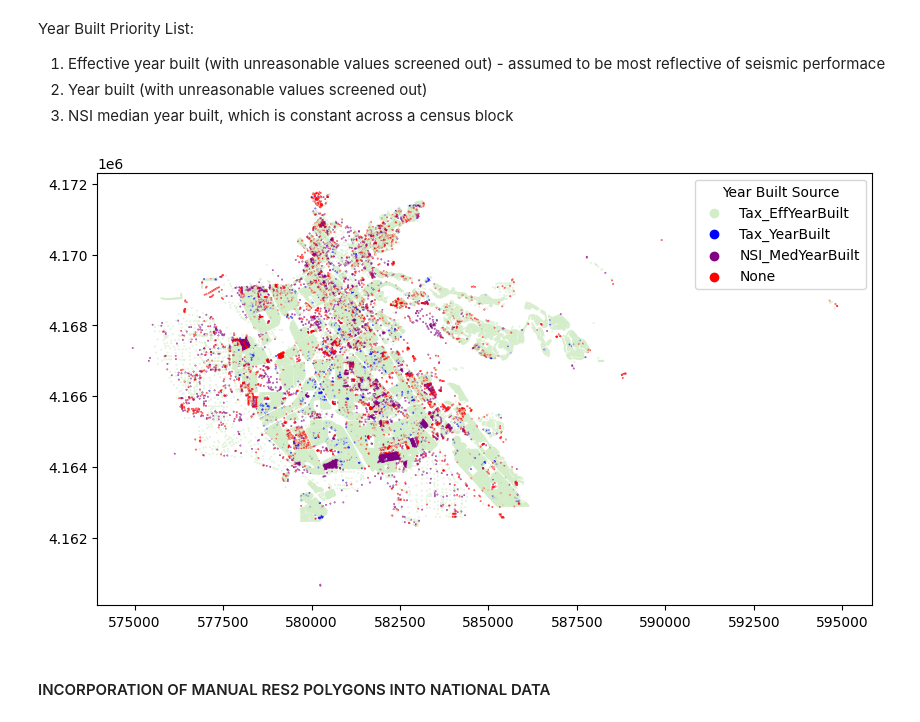
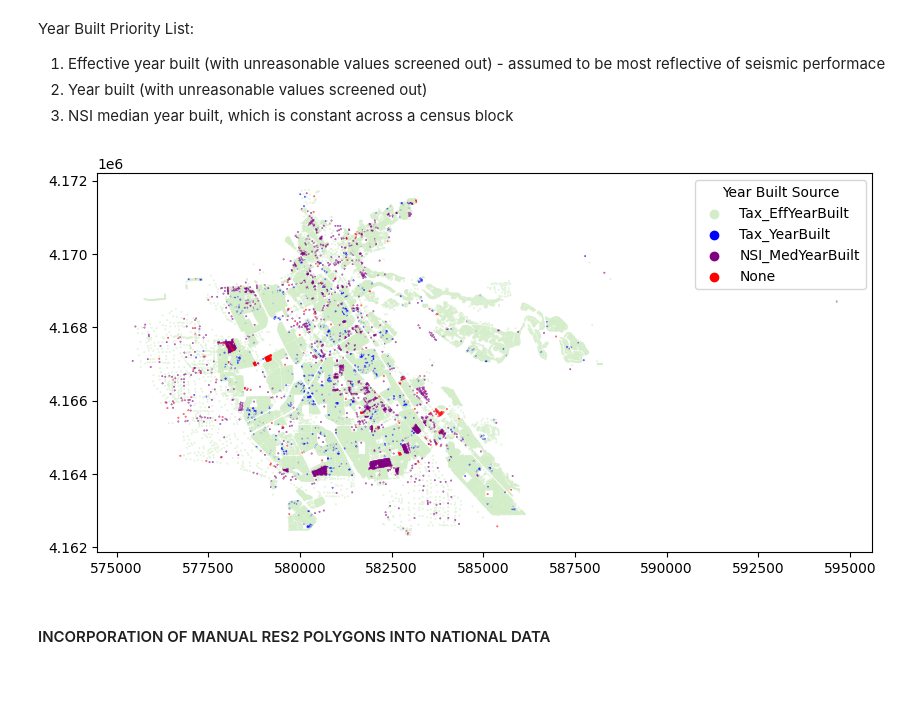
Before and after one commit to mlochhead/Building_Inventory_Generation, a Jupyter notebook: inventory_generation_hayward/Best_2_InventoryGenerator.ipynb, the cells around one changed output. Saved outputs shown, nothing was run; the diff lists cells and outputs as text; code cells hidden in the pictures; blank space fills up the shorter version.

```diff
--- a/inventory_generation_hayward/Best_2_InventoryGenerator.ipynb
+++ b/inventory_generation_hayward/Best_2_InventoryGenerator.ipynb
@@ -105,5 +105,12 @@ local = local.drop(columns = ['geometry', 'ftpt_geometry', 'FootprintArea', 'Foo
 
 # Merge Data based on FootprintID and check no data is lost
 inv_raw = gpd.GeoDataFrame(national.merge(local, on='FootprintID', how='outer'))
-# if (len(national) != len(local)) or (len(national) != len(inv_raw)):
-#     raise ValueError('Footprint data lost in merge')
+inv_raw['Local_Flag'] = inv_raw['Local_Flag'].fillna(0)
+inv_raw['National_Flag'] = inv_raw['National_Flag'].fillna(0)
+if len(footprints_aug) != len(inv_raw):
+    raise ValueError('Footprint data lost in merge')
+
+# # Remove footprints that have no national or local data
+# print(len(inv_raw))
+# inv_raw = inv_raw[(inv_raw['National_Flag']!=0) & (inv_raw['Local_Flag']!=0)]
+# print(len(inv_raw))
@@ -185,7 +202,7 @@ for col in modified_to_single_solo:
     inv_mod[col + '_Single']  = inv_mod[col].apply(inv_natl.modify_to_single_val)
 
 # Assign paired selections for building class and construction
-inv_mod[['Tax_BldgClass_Single', 'Tax_Construction_Single']] = inv_mod[['Tax_BldgClass', 'Tax_Construction']].apply(inv_natl.modify_to_single_val_paired, axis=1).apply(pd.Series)
+inv_mod[['Tax_BldgClass_Single', 'Tax_Construction_Single']] = inv_mod[['Tax_BldgClass', 'Construction_Hazus']].apply(inv_natl.modify_to_single_val_paired, axis=1).apply(pd.Series)
 
 # Assign paired selections for year built and effective year built
 inv_mod[['Tax_YearBuilt_Single', 'Tax_EffYearBuilt_Single']] = inv_mod[['Tax_YearBuilt', 'Tax_EffYearBuilt']].apply(inv_natl.modify_to_single_val_paired, axis=1).apply(pd.Series)
@@ -209,12 +226,6 @@ Year Built Priority List:
 2. Year built (with unreasonable values screened out)
 3. NSI median year built, which is constant across a census block
 # %%
-# Remove extremely old points (one point has eff year built of 1062 - seem like typos of "1062" instead of "1962")
-drop_idx = inv_mod[(inv_mod['Tax_EffYearBuilt_Single']<1700) | (inv_mod['Tax_EffYearBuilt_Single']>2026)].index
-inv_mod.loc[drop_idx, 'Tax_EffYearBuilt_Single'] = np.nan
-drop_idx = inv_mod[(inv_mod['Tax_YearBuilt_Single']<1700) | (inv_mod['Tax_YearBuilt_Single']>2026)].index
-inv_mod.loc[drop_idx, 'Tax_YearBuilt_Single'] = np.nan
-
 # Create combined row with best estimate of year built
 inv_mod['Year_Best'] = inv_mod.apply(
     lambda row: row['Tax_EffYearBuilt_Single'] if pd.notna(row['Tax_EffYearBuilt_Single'])
@@ -228,34 +239,34 @@ inv_mod['Year_Best_Source'] = inv_mod.apply(
     lambda row: 'Tax_EffYearBuilt' if pd.notna(row['Tax_EffYearBuilt_Single'])
         else ('Tax_YearBuilt' if pd.notna(row['Tax_YearBuilt_Single'])
         else ('NSI_MedYearBuilt' if pd.notna(row['NSI_MedYearBuilt_Single'])
         else 'None')), axis=1
 )
 
 # Plot sources
 if plot_sources:
 
     ## PLOT INFORMATION SOURCE
     inv_mod2 = inv_mod[~((inv_mod['National_Flag']==0) & (inv_mod['Local_Flag']==0))].copy()
 
     # Define a color map based on the unique values in your column
     unique_values = ['Tax_EffYearBuilt', 'Tax_YearBuilt', 'NSI_MedYearBuilt', 'None']
     color_map = {value: color for value, color in zip(unique_values, ['#d2edc7', 'blue', 'purple', 'red'])}
 
     # Map colors to the column values
     inv_mod2['color'] = inv_mod2['Year_Best_Source'].map(color_map)
 
     # Plot the GeoDataFrame
     fig, ax = plt.subplots(figsize=(10, 8))
     inv_mod2.plot(ax=ax, color=inv_mod2['color'], markersize = .1)
 
     # Add legend
     for value, color in color_map.items():
         ax.scatter([], [], color=color, label=value)
     ax.legend(title='Year Built Source')  # Replace with an appropriate title
 
     plt.show()
 # %% [output]
-[figure, old version]
+[figure, new version]
 # %% [markdown]
 #### INCORPORATION OF MANUAL RES2 POLYGONS INTO NATIONAL DATA
 # %%
```
Also changed, not shown: parts of 19 cells of this notebook, 57 other files.
